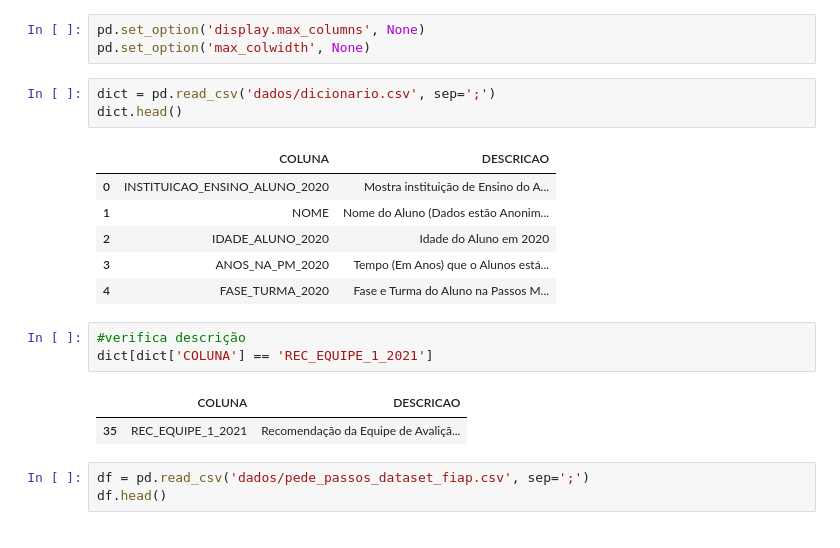
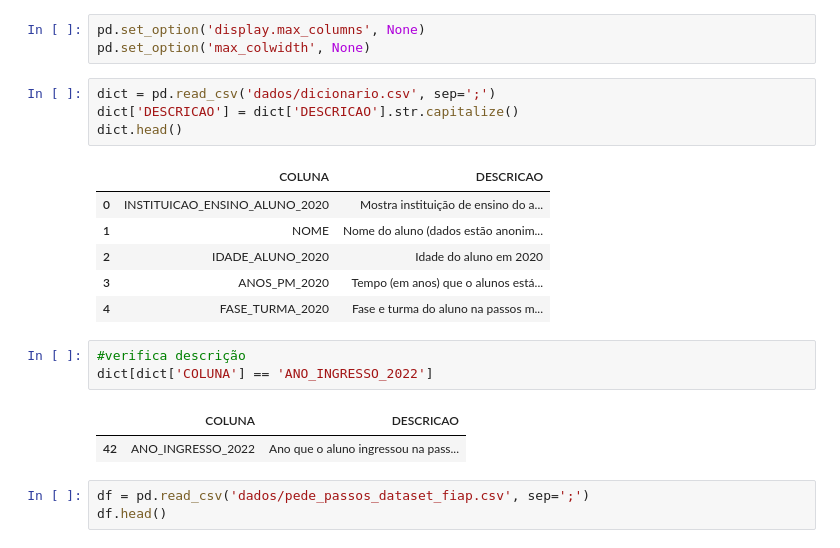
Before and after one commit to jorgeplatero/postech_techchallenge_fase_5, a Jupyter notebook: techchallenge_fase_5.ipynb, the cells around one changed output. Cells and saved outputs as stored; diff of their text form.

```diff
--- a/techchallenge_fase_5.ipynb
+++ b/techchallenge_fase_5.ipynb
@@ -91,20 +91,21 @@ pd.set_option('display.max_columns', None)
 pd.set_option('max_colwidth', None)
 # %%
 dict = pd.read_csv('dados/dicionario.csv', sep=';')
+dict['DESCRICAO'] = dict['DESCRICAO'].str.capitalize()
 dict.head()
 # %% [output]
 |  | COLUNA | DESCRICAO |
-| 0 | INSTITUICAO_ENSINO_ALUNO_2020 | Mostra instituição de Ensino do A... |
-| 1 | NOME | Nome do Aluno (Dados estão Anonim... |
-| 2 | IDADE_ALUNO_2020 | Idade do Aluno em 2020 |
-| 3 | ANOS_NA_PM_2020 | Tempo (Em Anos) que o Alunos está... |
-| 4 | FASE_TURMA_2020 | Fase e Turma do Aluno na Passos M... |
+| 0 | INSTITUICAO_ENSINO_ALUNO_2020 | Mostra instituição de ensino do a... |
+| 1 | NOME | Nome do aluno (dados estão anonim... |
+| 2 | IDADE_ALUNO_2020 | Idade do aluno em 2020 |
+| 3 | ANOS_PM_2020 | Tempo (em anos) que o alunos está... |
+| 4 | FASE_TURMA_2020 | Fase e turma do aluno na passos m... |
 # %%
 #verifica descrição
-dict[dict['COLUNA'] == 'REC_EQUIPE_1_2021']
+dict[dict['COLUNA'] == 'ANO_INGRESSO_2022']
 # %% [output]
 |  | COLUNA | DESCRICAO |
-| 35 | REC_EQUIPE_1_2021 | Recomendação da Equipe de Avaliçã... |
+| 42 | ANO_INGRESSO_2022 | Ano que o aluno ingressou na pass... |
 # %%
 df = pd.read_csv('dados/pede_passos_dataset_fiap.csv', sep=';')
 df.head()
```
Also changed, not shown: parts of 5 cells of this notebook, 4 other files.
